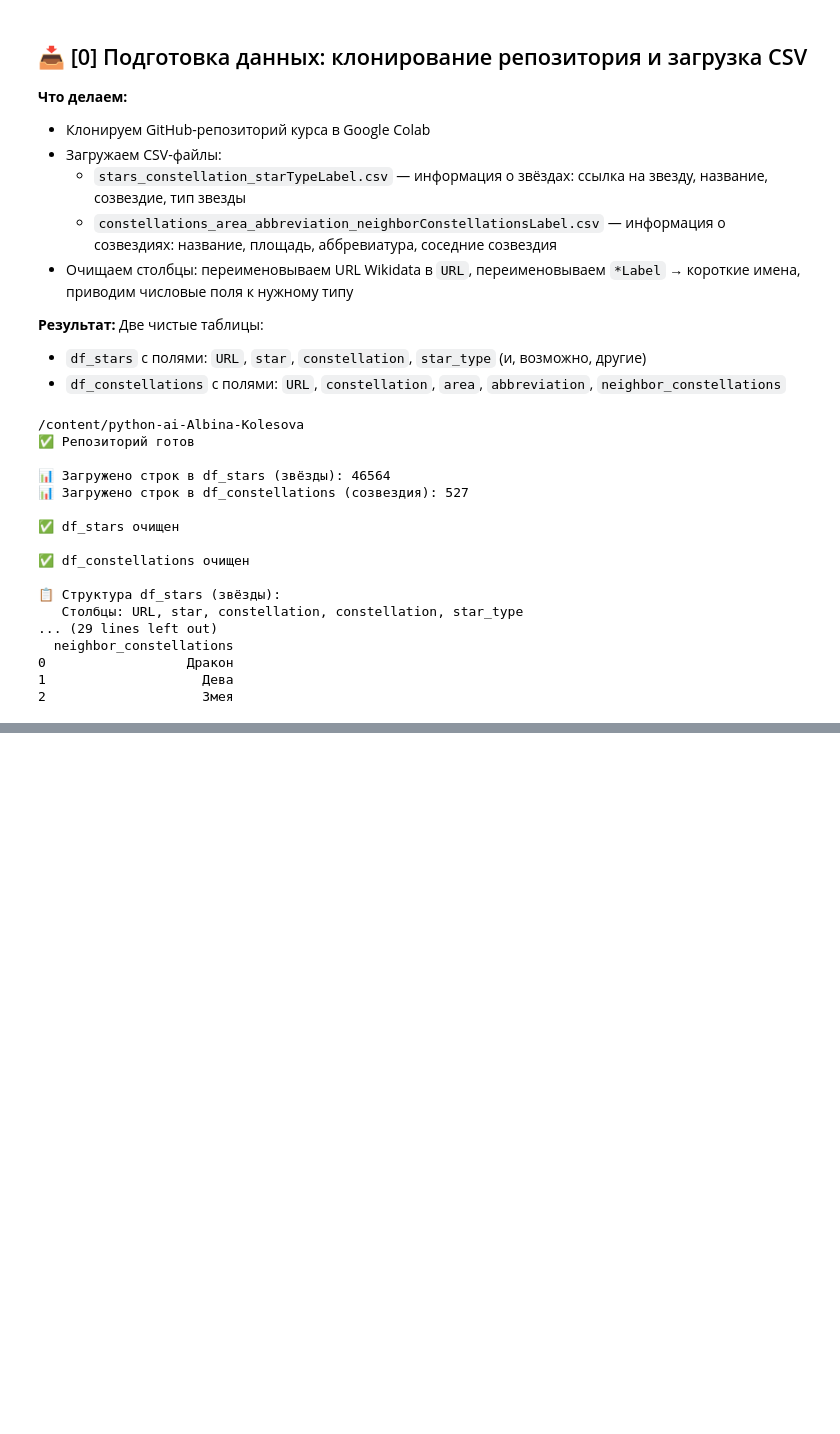
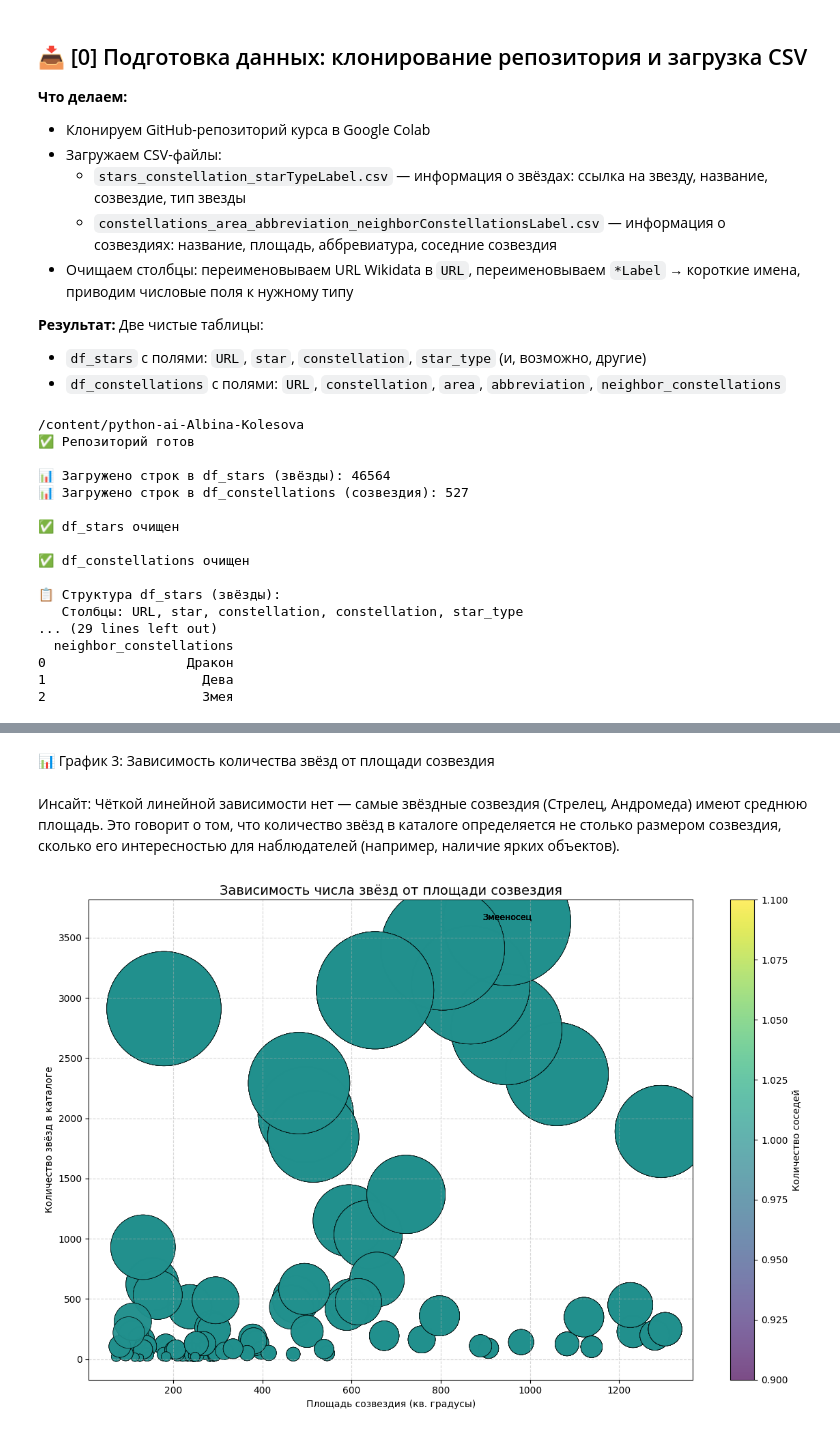
Before and after one commit to kolessovva/python-ai-Albina-Kolesova, a Jupyter notebook: notebooks/week3_visualization.ipynb, the cells around one changed output, grey strips where cells are left out. Saved outputs shown, nothing was run; the diff lists cells and outputs as text; code cells hidden in the pictures; blank space fills up the shorter version.

```diff
--- a/notebooks/week3_visualization.ipynb
+++ b/notebooks/week3_visualization.ipynb
@@ -129,0 +215,24 @@ drive.mount('/content/drive')
+# %% [markdown]
+📊 График 3: Зависимость количества звёзд от площади созвездия
+# %% [markdown]
+Инсайт: Чёткой линейной зависимости нет — самые звёздные созвездия (Стрелец, Андромеда) имеют среднюю площадь. Это говорит о том, что количество звёзд в каталоге определяется не столько размером созвездия, сколько его интересностью для наблюдателей (например, наличие ярких объектов).
+# %%
+plt.figure(figsize=(12, 8))
+sc = plt.scatter(df_merged['area'], df_merged['star_count'],
+                 s=df_merged['star_count']*5,  # размер точки пропорционален числу звёзд
+                 c=df_merged['neighbor_count'], cmap='viridis', alpha=0.7, edgecolors='black', linewidth=0.5)
+plt.colorbar(sc, label='Количество соседей')
+plt.xlabel('Площадь созвездия (кв. градусы)')
+plt.ylabel('Количество звёзд в каталоге')
+plt.title('Зависимость числа звёзд от площади созвездия', fontsize=14)
+plt.grid(True, linestyle='--', alpha=0.5)
+
+# Подпишем несколько самых звёздных созвездий
+for _, row in df_merged.nlargest(5, 'star_count').iterrows():
+    plt.annotate(row['constellation'], (row['area'], row['star_count']),
+                 fontsize=9, ha='center', va='bottom')
+
+plt.tight_layout()
+plt.show()
+# %% [output]
+[figure, added]
```
Also changed, not shown: parts of 34 cells of this notebook.
